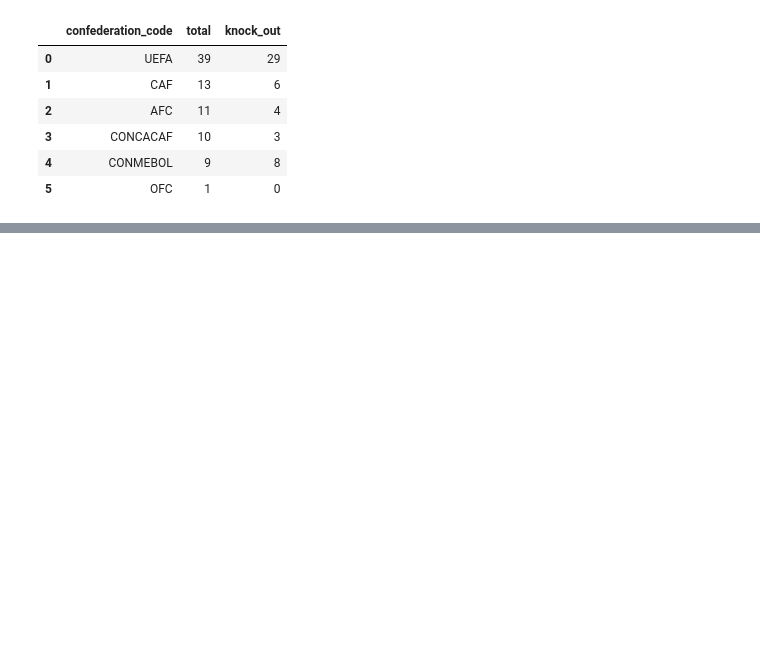
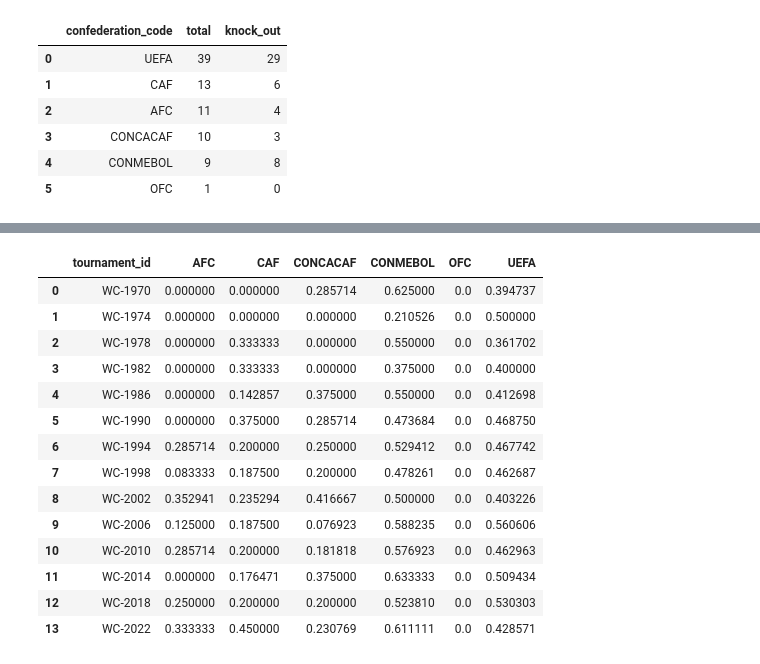
Before and after one commit to khuenlm/the-12th-man, a Jupyter notebook: notebooks/matches_eda.ipynb, the cells around one changed output, grey strips where cells are left out. Drawn from its saved outputs; the diff is of its cells as text; code cells hidden in the pictures; blank space fills up the shorter version.

```diff
--- a/notebooks/matches_eda.ipynb
+++ b/notebooks/matches_eda.ipynb
@@ -237,0 +300,10 @@ plt.savefig("../results/unique_team.png", bbox_inches = "tight")
+# %%
+# numbers of matches played by teams from each confederation - by home and away
+
+home_by_conf = df.groupby(["tournament_id", "home_team_confederation"]).size().unstack().reset_index().fillna(0)
+away_by_conf = df.groupby(["tournament_id", "away_team_confederation"]).size().unstack().reset_index().fillna(0)
+print("Number of games played by each confederation (home team):")
+print(home_by_conf.head())
+print("")
+print("Number of games played by each confederation (away team):")
+print(away_by_conf.head())
@@ -237,0 +326,7 @@ plt.savefig("../results/unique_team.png", bbox_inches = "tight")
+# %%
+# numbers of matches played by teams from each confederation in total
+
+matches_by_conf = pd.concat((home_by_conf, away_by_conf), ignore_index = True).groupby("tournament_id").sum().reset_index()
+matches_by_conf[['AFC', 'CAF', 'CONCACAF', 'CONMEBOL', 'OFC', 'UEFA']] = matches_by_conf[['AFC', 'CAF', 'CONCACAF', 'CONMEBOL', 'OFC', 'UEFA']].astype(int)
+matches_by_conf.columns = ["tournament_id", "AFC_played", "CAF_played", "CONCACAF_played", "CONMEBOL_played", "OFC_played", "UEFA_played"]
+matches_by_conf.head()
@@ -237,0 +355,25 @@ plt.savefig("../results/unique_team.png", bbox_inches = "tight")
+# %%
+# apply to prop_by_conf and find winning proportion
+# drop unused columns
+
+conf_list = ["AFC", "CAF", "CONCACAF", "CONMEBOL", "OFC", "UEFA"]
+for conf in conf_list:
+    return_win_prop(prop_by_conf, conf)
+prop_by_conf = prop_by_conf[['tournament_id', 'AFC', 'CAF', 'CONCACAF', 'CONMEBOL', 'OFC', 'UEFA']].fillna(0)
+prop_by_conf
+# %% [output]
+|  | tournament_id | AFC | CAF | CONCACAF | CONMEBOL | OFC | UEFA |
+| 0 | WC-1970 | 0.000000 | 0.000000 | 0.285714 | 0.625000 | 0.0 | 0.394737 |
+| 1 | WC-1974 | 0.000000 | 0.000000 | 0.000000 | 0.210526 | 0.0 | 0.500000 |
+| 2 | WC-1978 | 0.000000 | 0.333333 | 0.000000 | 0.550000 | 0.0 | 0.361702 |
+| 3 | WC-1982 | 0.000000 | 0.333333 | 0.000000 | 0.375000 | 0.0 | 0.400000 |
+| 4 | WC-1986 | 0.000000 | 0.142857 | 0.375000 | 0.550000 | 0.0 | 0.412698 |
+| 5 | WC-1990 | 0.000000 | 0.375000 | 0.285714 | 0.473684 | 0.0 | 0.468750 |
+| 6 | WC-1994 | 0.285714 | 0.200000 | 0.250000 | 0.529412 | 0.0 | 0.467742 |
+| 7 | WC-1998 | 0.083333 | 0.187500 | 0.200000 | 0.478261 | 0.0 | 0.462687 |
+| 8 | WC-2002 | 0.352941 | 0.235294 | 0.416667 | 0.500000 | 0.0 | 0.403226 |
+| 9 | WC-2006 | 0.125000 | 0.187500 | 0.076923 | 0.588235 | 0.0 | 0.560606 |
+| 10 | WC-2010 | 0.285714 | 0.200000 | 0.181818 | 0.576923 | 0.0 | 0.462963 |
+| 11 | WC-2014 | 0.000000 | 0.176471 | 0.375000 | 0.633333 | 0.0 | 0.509434 |
+| 12 | WC-2018 | 0.250000 | 0.200000 | 0.200000 | 0.523810 | 0.0 | 0.530303 |
+| 13 | WC-2022 | 0.333333 | 0.450000 | 0.230769 | 0.611111 | 0.0 | 0.428571 |
```
Also changed, not shown: parts of 18 cells of this notebook.
